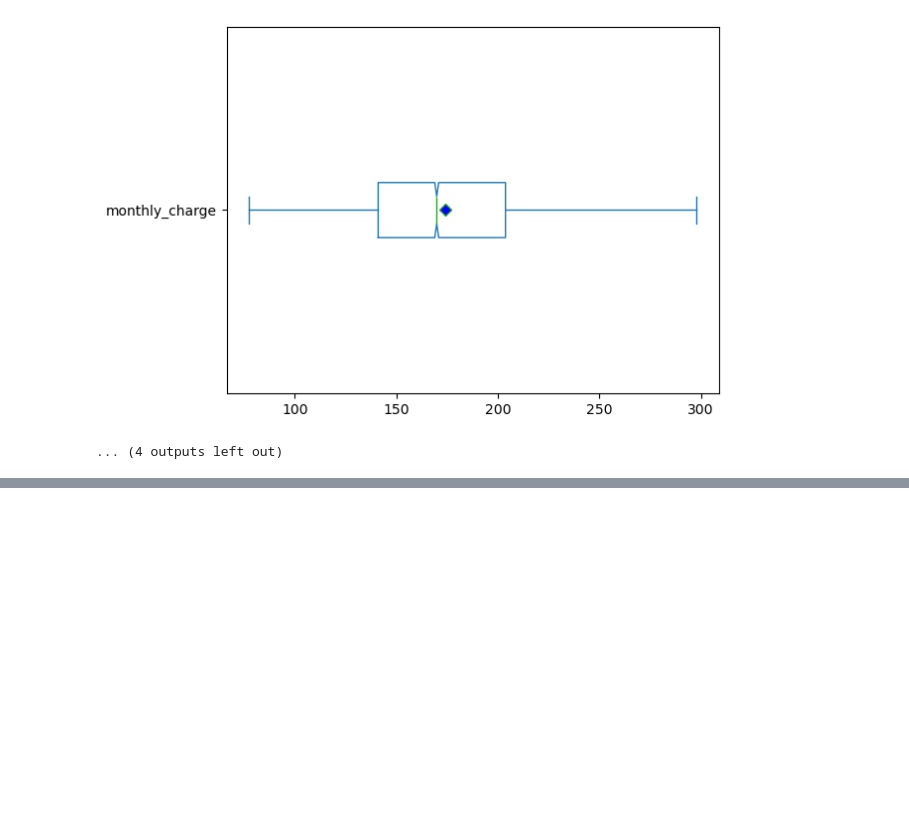
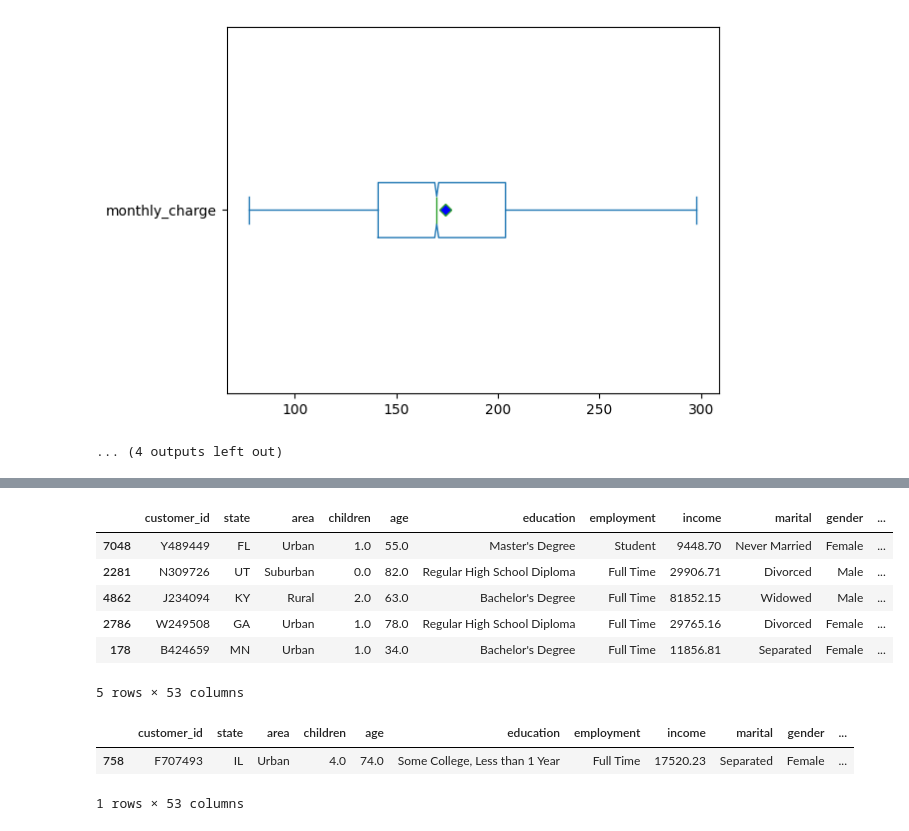
Before and after one commit to johnson80245/python, a Jupyter notebook: Personal Projects/chun_analysis.ipynb, the cells around one changed output, grey strips where cells are left out. Cells and saved outputs as stored; diff of their text form; code cells hidden in the pictures; blank space fills up the shorter version.

```diff
--- a/Personal Projects/chun_analysis.ipynb
+++ b/Personal Projects/chun_analysis.ipynb
@@ -396,4 +416,22 @@ churn.sample(5)
 5 rows × 53 columns
+# %%
+churn.sample(5)
+# %% [output]
+|  | customer_id | state | area | children | age | education | employment | income | marital | gender | ... |
+| 7048 | Y489449 | FL | Urban | 1.0 | 55.0 | Master's Degree | Student | 9448.70 | Never Married | Female | ... |
+| 2281 | N309726 | UT | Suburban | 0.0 | 82.0 | Regular High School Diploma | Full Time | 29906.71 | Divorced | Male | ... |
+| 4862 | J234094 | KY | Rural | 2.0 | 63.0 | Bachelor's Degree | Full Time | 81852.15 | Widowed | Male | ... |
+| 2786 | W249508 | GA | Urban | 1.0 | 78.0 | Regular High School Diploma | Full Time | 29765.16 | Divorced | Female | ... |
+| 178 | B424659 | MN | Urban | 1.0 | 34.0 | Bachelor's Degree | Full Time | 11856.81 | Separated | Female | ... |
+5 rows × 53 columns
+# %%
+churn1 = churn.map(lambda x: 1 if x is True else 0 if x is False else x)
+
+churn1.sample()
+# %% [output]
+|  | customer_id | state | area | children | age | education | employment | income | marital | gender | ... |
+| 758 | F707493 | IL | Urban | 4.0 | 74.0 | Some College, Less than 1 Year | Full Time | 17520.23 | Separated | Female | ... |
+1 rows × 53 columns
 # %%
 area_dummy.sample(5)
 # %% [output]
```
Also changed, not shown: parts of 9 cells of this notebook.
